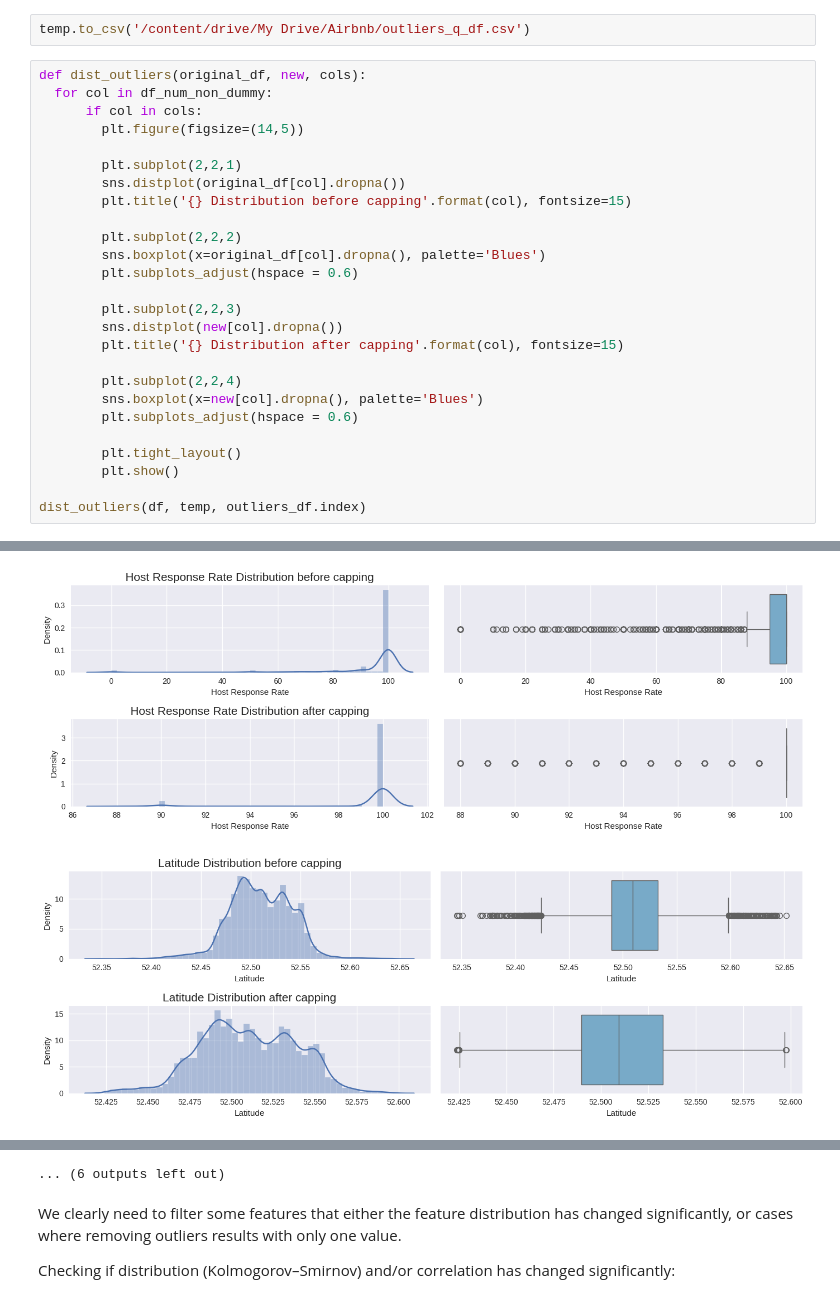
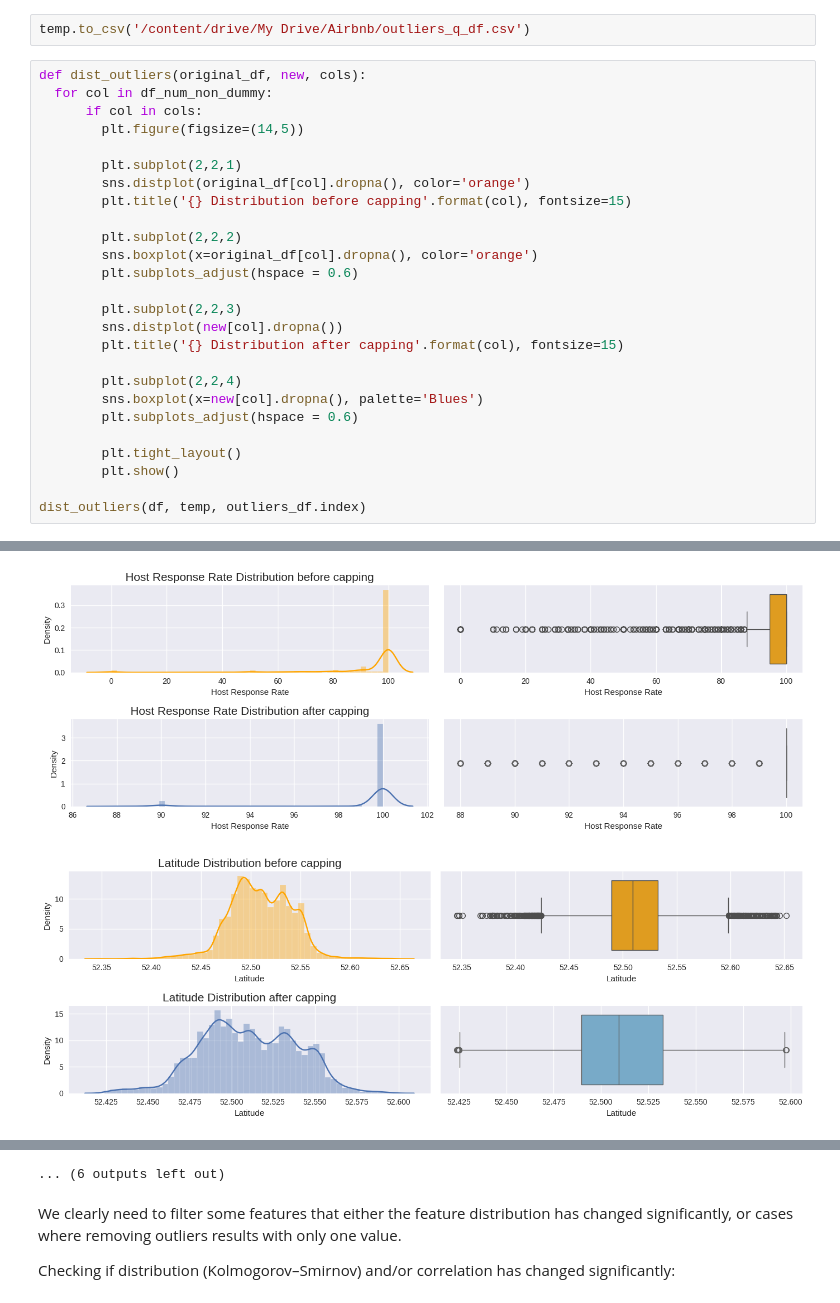
Before and after one commit to hajyhia/Airbnb_Berlin_Price_predic, a Jupyter notebook: Airbnb_Berlin_Price_Pedict_EDA2.ipynb, the cells around one changed output, grey strips where cells are left out. Saved outputs shown, nothing was run; the diff lists cells and outputs as text.

```diff
--- a/Airbnb_Berlin_Price_Pedict_EDA2.ipynb
+++ b/Airbnb_Berlin_Price_Pedict_EDA2.ipynb
@@ -344,11 +344,11 @@ def dist_outliers(original_df, new, cols):
         plt.figure(figsize=(14,5))
 
         plt.subplot(2,2,1)
-        sns.distplot(original_df[col].dropna())
+        sns.distplot(original_df[col].dropna(), color='orange')
         plt.title('{} Distribution before capping'.format(col), fontsize=15)
 
         plt.subplot(2,2,2)
-        sns.boxplot(x=original_df[col].dropna(), palette='Blues')
+        sns.boxplot(x=original_df[col].dropna(), color='orange')
         plt.subplots_adjust(hspace = 0.6)
 
         plt.subplot(2,2,3)
@@ -376,2 +376,2 @@ dist_outliers(df, temp, outliers_df.index)
-[figure, old version]
+[figure, new version]
-[figure, old version]
+[figure, new version]
```
Also changed, not shown: parts of 14 cells of this notebook.
